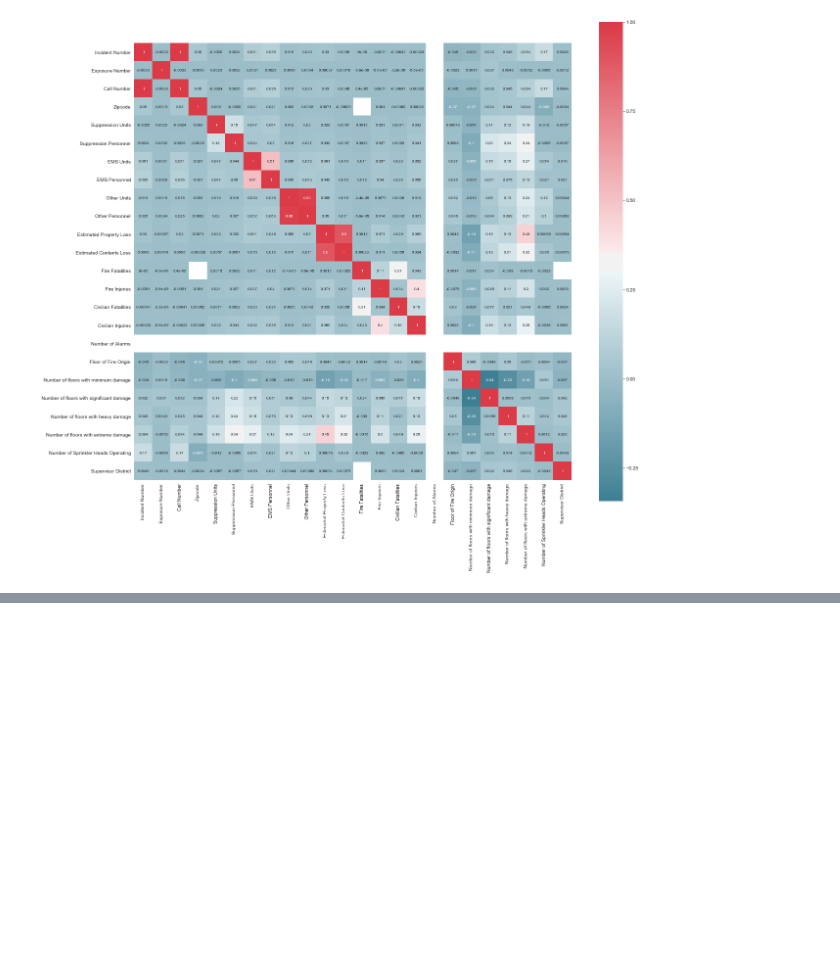
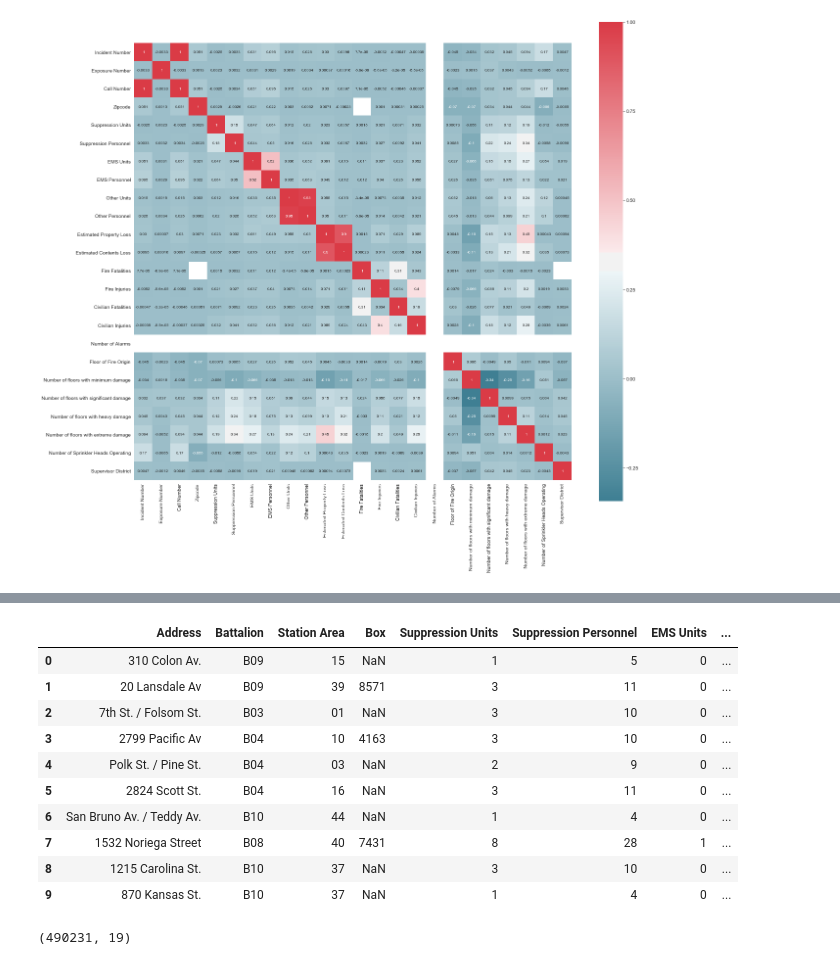
Before and after one commit to arkil/San_Francisco_Fire_Dataset_Analysis, a Jupyter notebook: PreprocessingStep.ipynb, the cells around one changed output, grey strips where cells are left out. Saved outputs shown, nothing was run; the diff lists cells and outputs as text; code cells hidden in the pictures; blank space fills up the shorter version.

```diff
--- a/PreprocessingStep.ipynb
+++ b/PreprocessingStep.ipynb
@@ -413,0 +592,2 @@ plot_correlation_map(read_df)
+# %%
+df_X2 = df_X2.drop_duplicates()
@@ -413,0 +597,18 @@ plot_correlation_map(read_df)
+# %%
+df_X2.head(10)
+# %% [output]
+|  | Address | Battalion | Station Area | Box | Suppression Units | Suppression Personnel | EMS Units | ... |
+| 0 | 310 Colon Av. | B09 | 15 | NaN | 1 | 5 | 0 | ... |
+| 1 | 20 Lansdale Av | B09 | 39 | 8571 | 3 | 11 | 0 | ... |
+| 2 | 7th St. / Folsom St. | B03 | 01 | NaN | 3 | 10 | 0 | ... |
+| 3 | 2799 Pacific Av | B04 | 10 | 4163 | 3 | 10 | 0 | ... |
+| 4 | Polk St. / Pine St. | B04 | 03 | NaN | 2 | 9 | 0 | ... |
+| 5 | 2824 Scott St. | B04 | 16 | NaN | 3 | 11 | 0 | ... |
+| 6 | San Bruno Av. / Teddy Av. | B10 | 44 | NaN | 1 | 4 | 0 | ... |
+| 7 | 1532 Noriega Street | B08 | 40 | 7431 | 8 | 28 | 1 | ... |
+| 8 | 1215 Carolina St. | B10 | 37 | NaN | 3 | 10 | 0 | ... |
+| 9 | 870 Kansas St. | B10 | 37 | NaN | 1 | 4 | 0 | ... |
+# %%
+df_X2.shape
+# %% [output]
+(490231, 19)
```
Also changed, not shown: parts of 30 cells of this notebook.
